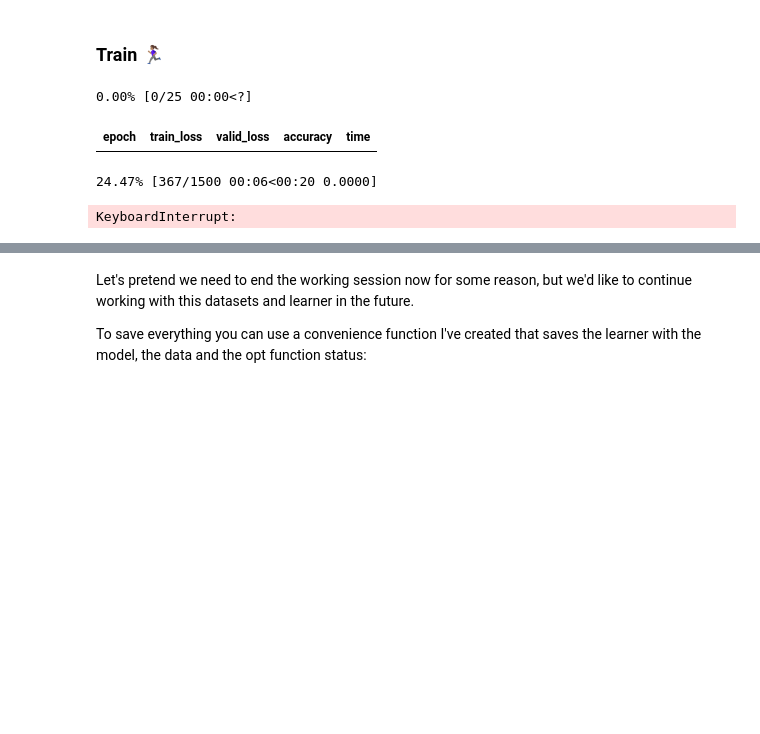
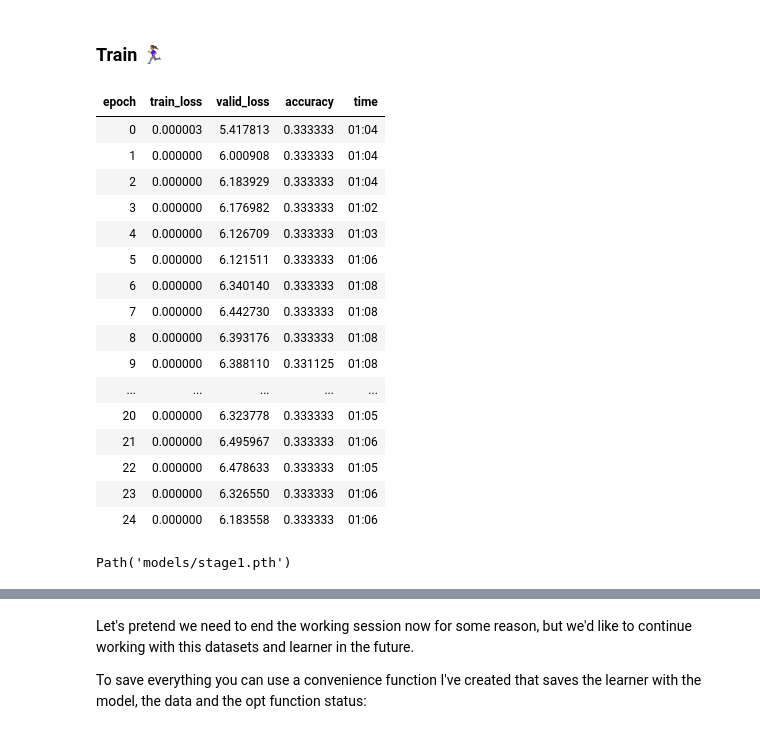
Before and after one commit to iamstarlee/tsai-main, a Jupyter notebook: tutorial_nbs/01_Intro_to_Time_Series_Classification.ipynb, the cells around one changed output, grey strips where cells are left out. Cells and saved outputs as stored; diff of their text form; code cells hidden in the pictures; blank space fills up the shorter version.

```diff
--- a/tutorial_nbs/01_Intro_to_Time_Series_Classification.ipynb
+++ b/tutorial_nbs/01_Intro_to_Time_Series_Classification.ipynb
@@ -207,13 +213,27 @@ SuggestedLRs(valley=0.0002290867705596611)
 # %% [markdown]
 ### Train 🏃🏽‍♀️
 # %%
-learn.fit(25, lr=1e-2)
+learn.fit(25, lr=1e-3)
 learn.save('stage1')
 # %% [output]
+| epoch | train_loss | valid_loss | accuracy | time |
+| 0 | 0.000003 | 5.417813 | 0.333333 | 01:04 |
+| 1 | 0.000000 | 6.000908 | 0.333333 | 01:04 |
+| 2 | 0.000000 | 6.183929 | 0.333333 | 01:04 |
+| 3 | 0.000000 | 6.176982 | 0.333333 | 01:02 |
+| 4 | 0.000000 | 6.126709 | 0.333333 | 01:03 |
+| 5 | 0.000000 | 6.121511 | 0.333333 | 01:06 |
+| 6 | 0.000000 | 6.340140 | 0.333333 | 01:08 |
+| 7 | 0.000000 | 6.442730 | 0.333333 | 01:08 |
+| 8 | 0.000000 | 6.393176 | 0.333333 | 01:08 |
+| 9 | 0.000000 | 6.388110 | 0.331125 | 01:08 |
+| ... | ... | ... | ... | ... |
+| 20 | 0.000000 | 6.323778 | 0.333333 | 01:05 |
+| 21 | 0.000000 | 6.495967 | 0.333333 | 01:06 |
+| 22 | 0.000000 | 6.478633 | 0.333333 | 01:05 |
+| 23 | 0.000000 | 6.326550 | 0.333333 | 01:06 |
+| 24 | 0.000000 | 6.183558 | 0.333333 | 01:06 |
-0.00% [0/25 00:00<?]
+Path('models/stage1.pth')
-| epoch | train_loss | valid_loss | accuracy | time |
-24.47% [367/1500 00:06<00:20 0.0000]
-KeyboardInterrupt:
 # %%
 learn.recorder.plot_metrics()
 # %% [output]
```
Also changed, not shown: parts of 13 cells of this notebook, 4 other files.
